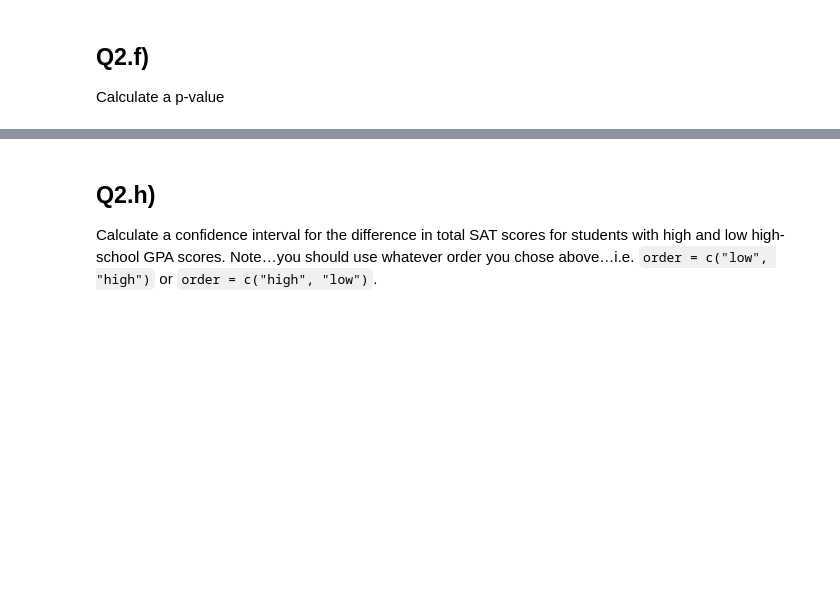
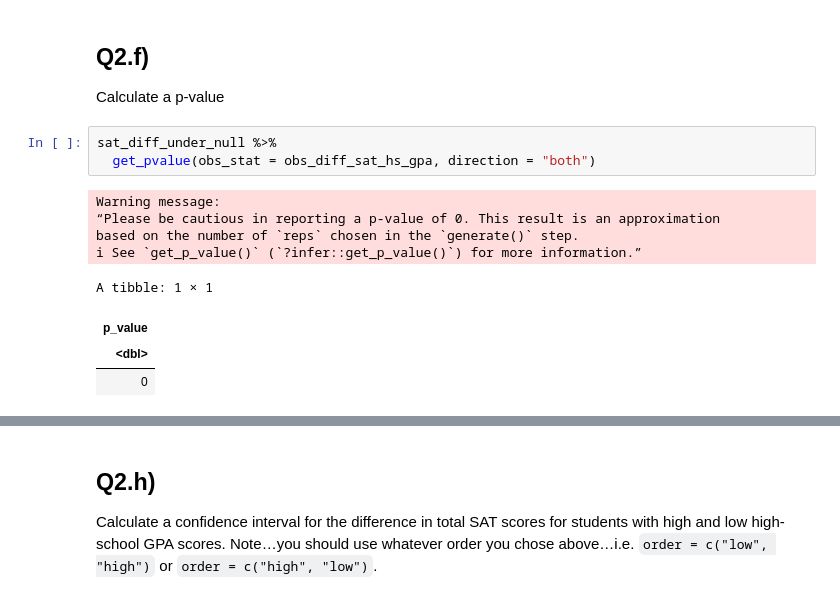
Before and after one commit to kaival1524/a08, a Jupyter notebook: assignment9.ipynb, the cells around one changed output, grey strips where cells are left out. Cells and saved outputs as stored; diff of their text form; blank space fills up the shorter version.

```diff
--- a/assignment9.ipynb
+++ b/assignment9.ipynb
@@ -426,6 +437,18 @@ high school students with a high and low GPA.
 ## Q2.f)
 
 Calculate a p-value
+# %%
+sat_diff_under_null %>%
+  get_pvalue(obs_stat = obs_diff_sat_hs_gpa, direction = "both")
+# %% [output]
+Warning message:
+“Please be cautious in reporting a p-value of 0. This result is an approximation
+based on the number of `reps` chosen in the `generate()` step.
+ℹ See `get_p_value()` (`?infer::get_p_value()`) for more information.”
+A tibble: 1 × 1
+| p_value |
+| <dbl> |
+| 0 |
 # %% [markdown]
 ## Q2.g)
 
```
Also changed, not shown: parts of 12 cells of this notebook.
